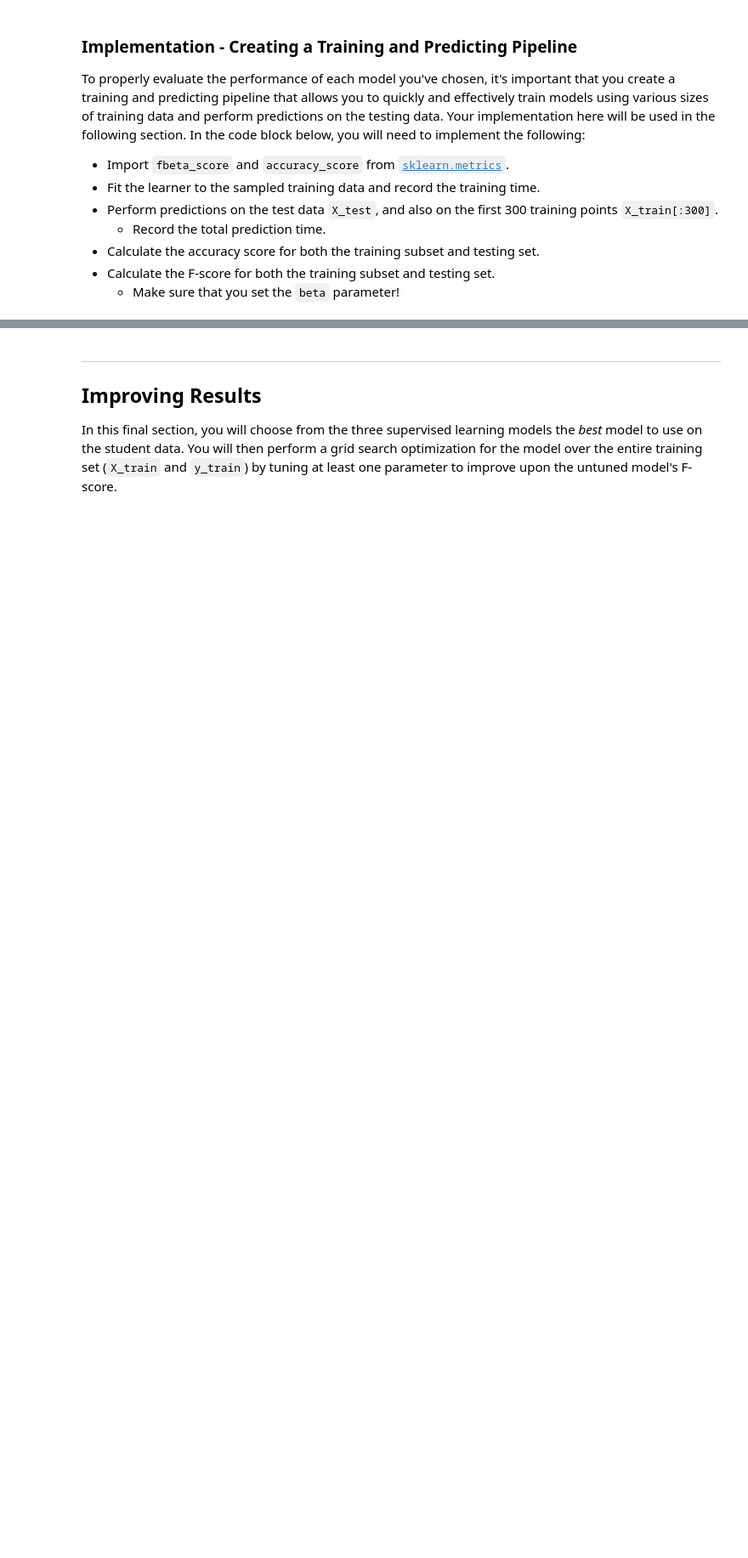
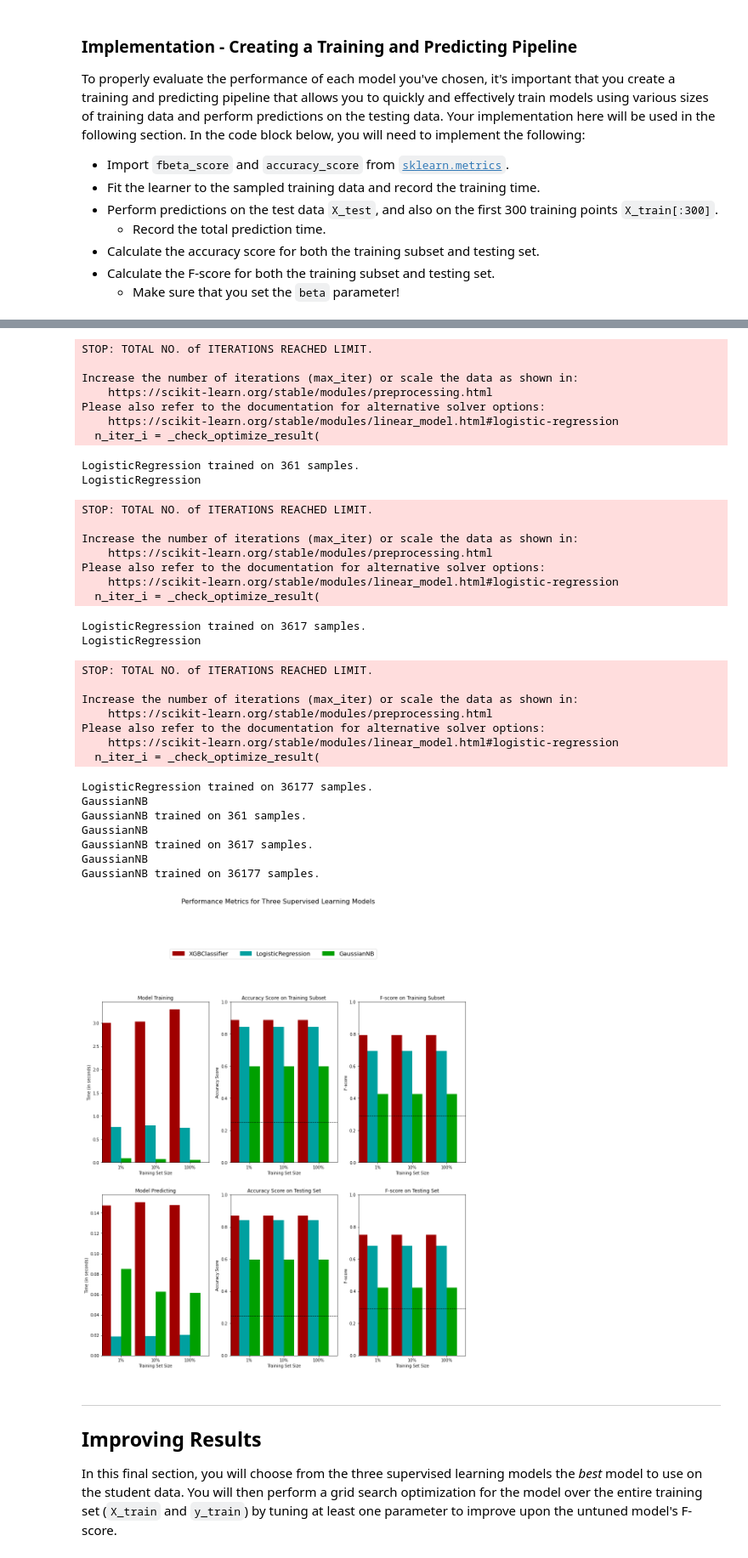
Before and after one commit to jmnickerson05/udacity_charity_ml, a Jupyter notebook: finding_donors(working version).ipynb, the cells around one changed output, grey strips where cells are left out. Shown at 85% size. Drawn from its saved outputs; the diff is of its cells as text; code cells hidden in the pictures; blank space fills up the shorter version.

```diff
--- a/finding_donors(working version).ipynb
+++ b/finding_donors(working version).ipynb
@@ -355,18 +373,25 @@ In the code cell, you will need to implement the following:
 # %%
 # TODO: Import the three supervised learning models from sklearn
+import xgboost as xgb
+from sklearn.linear_model import LogisticRegression
+from sklearn.naive_bayes import GaussianNB
+
+from sklearn.tree import DecisionTreeClassifier
 
 # TODO: Initialize the three models
-clf_A = None
-clf_B = None
-clf_C = None
+clf_A = xgb.XGBClassifier()
+# clf_A = DecisionTreeClassifier()
+clf_B = LogisticRegression()
+# clf_C = DecisionTreeClassifier()
+clf_C = GaussianNB()
 
 # TODO: Calculate the number of samples for 1%, 10%, and 100% of the training data
 # HINT: samples_100 is the entire training set i.e. len(y_train)
 # HINT: samples_10 is 10% of samples_100 (ensure to set the count of the values to be `int` and not `float`)
 # HINT: samples_1 is 1% of samples_100 (ensure to set the count of the values to be `int` and not `float`)
-samples_100 = None
-samples_10 = None
-samples_1 = None
+samples_100 = len(y_train)
+samples_10 = int(len(y_train) * .10)
+samples_1 = int(len(y_train) * .01)
 
 # Collect results on the learners
 results = {}
@@ -379,3 +404,9 @@ for clf in [clf_A, clf_B, clf_C]:
 
 # Run metrics visualization for the three supervised learning models chosen
 vs.evaluate(results, accuracy, fscore)
+
+"""
+NOTE: I commented out the "tight_layout()" in the visuals.py module
+for this particular visuals as the labels were overlapping
+""""""
+# %% [output]
@@ -382,3 +420,36 @@ vs.evaluate(results, accuracy, fscore)
+STOP: TOTAL NO. of ITERATIONS REACHED LIMIT.
+
+Increase the number of iterations (max_iter) or scale the data as shown in:
+    https://scikit-learn.org/stable/modules/preprocessing.html
+Please also refer to the documentation for alternative solver options:
+    https://scikit-learn.org/stable/modules/linear_model.html#logistic-regression
+  n_iter_i = _check_optimize_result(
+LogisticRegression trained on 361 samples.
+LogisticRegression
+STOP: TOTAL NO. of ITERATIONS REACHED LIMIT.
+
+Increase the number of iterations (max_iter) or scale the data as shown in:
+    https://scikit-learn.org/stable/modules/preprocessing.html
+Please also refer to the documentation for alternative solver options:
+    https://scikit-learn.org/stable/modules/linear_model.html#logistic-regression
+  n_iter_i = _check_optimize_result(
+LogisticRegression trained on 3617 samples.
+LogisticRegression
+STOP: TOTAL NO. of ITERATIONS REACHED LIMIT.
+
+Increase the number of iterations (max_iter) or scale the data as shown in:
+    https://scikit-learn.org/stable/modules/preprocessing.html
+Please also refer to the documentation for alternative solver options:
+    https://scikit-learn.org/stable/modules/linear_model.html#logistic-regression
+  n_iter_i = _check_optimize_result(
+LogisticRegression trained on 36177 samples.
+GaussianNB
+GaussianNB trained on 361 samples.
+GaussianNB
+GaussianNB trained on 3617 samples.
+GaussianNB
+GaussianNB trained on 36177 samples.
+[figure, added]
 # %% [markdown]
 ----
 ## Improving Results
```
Also changed, not shown: parts of 11 cells of this notebook, 2 other files.
